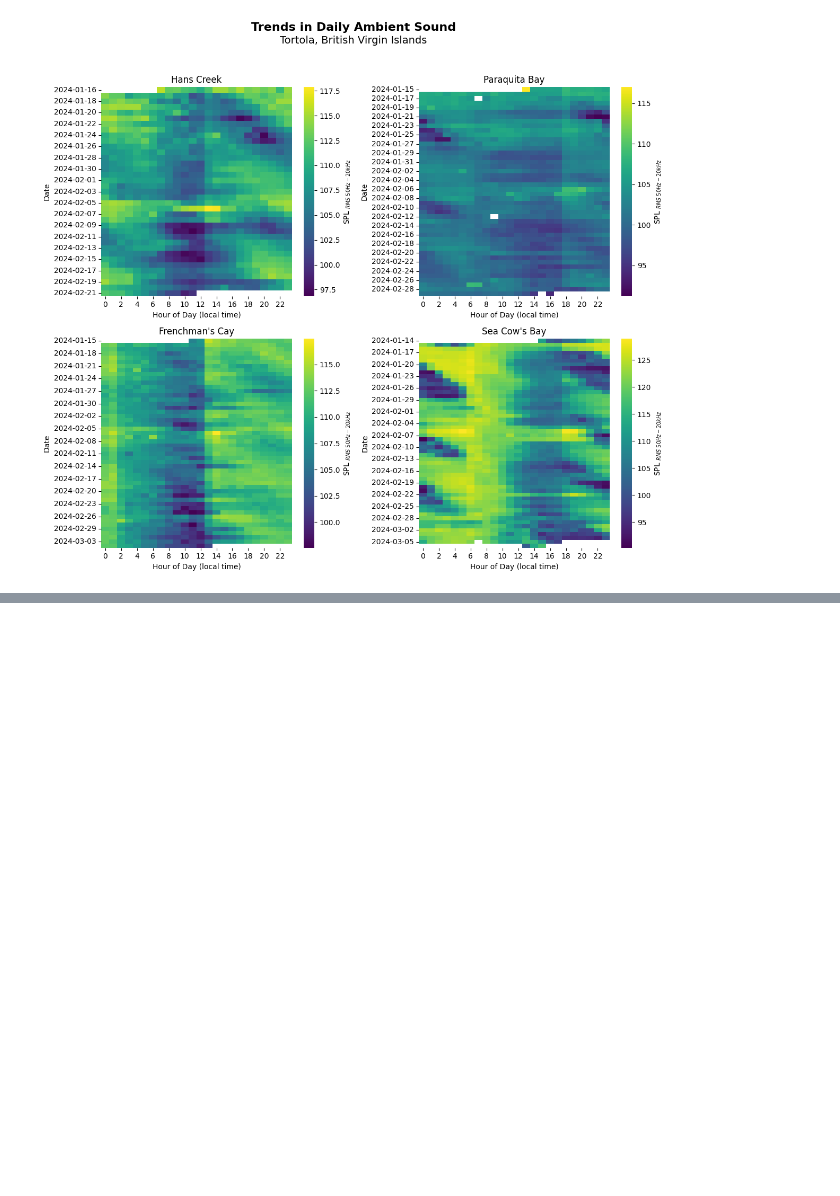
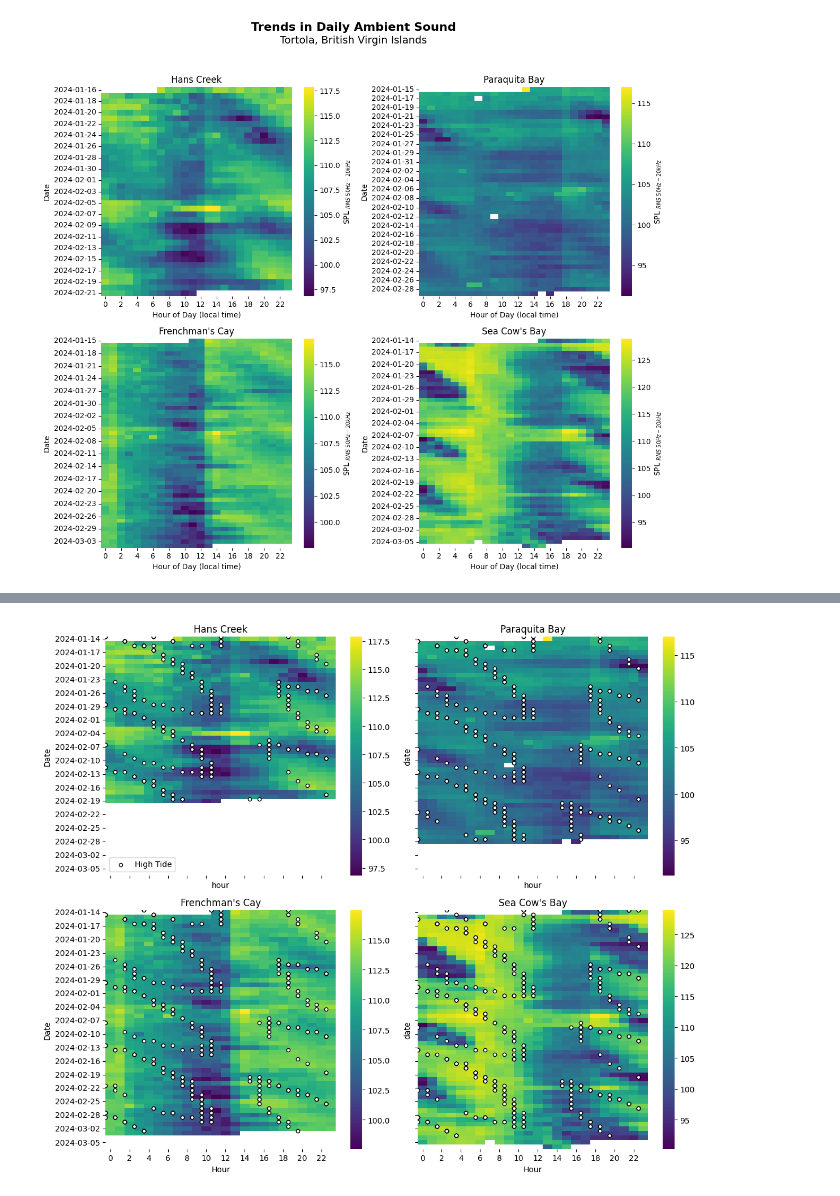
Before and after one commit to jillemunger/bvi_mangroves, a Jupyter notebook: diel_plot/diel_pamguide.ipynb, the cells around one changed output, grey strips where cells are left out. Drawn from its saved outputs; the diff is of its cells as text; code cells hidden in the pictures; blank space fills up the shorter version.

```diff
--- a/diel_plot/diel_pamguide.ipynb
+++ b/diel_plot/diel_pamguide.ipynb
@@ -125,0 +129,91 @@ plt.show()
+# %%
+import pandas as pd
+import seaborn as sns
+import matplotlib.pyplot as plt
+from noaa_coops import Station
+import numpy as np
+
+# Define file paths
+file_paths = [
+    '/Volumes/SeaBABELa/BVI Mangroves_2024/BVI Mangroves_2024_Working/6880_HansA/6880_HansA_PAMGuide/PAMGuide_Batch_Broadband_Abs_24000ptHannWindow_50pcOlap.csv',
+    '/Volumes/SeaBABELa/BVI Mangroves_2024/BVI Mangroves_2024_Working/6863_Paraquita/6863_Paraquita_PAMGuide/PAMGuide_Batch_Broadband_Abs_24000ptHannWindow_50pcOlap.csv',
+    '/Volumes/SeaBABELa/BVI Mangroves_2024/BVI Mangroves_2024_Working/6879_French/6879_French_PamGuide/PAMGuide_Batch_Broadband_Abs_24000ptHannWindow_50pcOlap.csv',
+    '/Volumes/SeaBABELa/BVI Mangroves_2024/BVI Mangroves_2024_Working/6884_SeaCowBay/6884_SeaCowBay_PAMGuide/PAMGuide_Batch_Broadband_Abs_24000ptHannWindow_50pcOlap.csv'
+]
+
+# Manually assigned titles for each subplot
+titles = ["Hans Creek", "Paraquita Bay", "Frenchman's Cay", "Sea Cow's Bay"]
+
+# --- NOAA CO-OPS Station Setup ---
+usvi = Station(id="9751373")  # Coral Harbor, St. John
+
+# Fetch tidal data
+df_tides = usvi.get_data(
+    begin_date="20240114",
+    end_date="20240305",
+    product="predictions",
+    datum="MLLW",  # Fetching relative to Mean Lower Low Water
+    units="metric",
+    time_zone="lst"
+)
+
+# Ensure datetime-aware timestamps
+df_tides.index = pd.to_datetime(df_tides.index).tz_localize("America/Puerto_Rico")
+
+# Identify High Tide Events (Local Maxima)
+df_tides["high_tide"] = (df_tides["v"] == df_tides["v"].rolling(window=5, center=True).max())
+
+# Extract high tide timestamps for plotting
+df_high_tides = df_tides[df_tides["high_tide"]].reset_index()[["t", "v"]]
+df_high_tides["date"] = df_high_tides["t"].dt.date  # Extract date
+df_high_tides["hour"] = df_high_tides["t"].dt.hour  # Extract hour
+
+# --- PLOTTING MULTIPLE SITES ---
+fig, axes = plt.subplots(2, 2, figsize=(12, 10), sharex=True, sharey=True)
+legend_added = False # track if the legend has been added
+
+for i, (ax, (file_path, title)) in enumerate(zip(axes.flat, zip(file_paths, titles))):
+    # Load the CSV file
+    df = pd.read_csv(file_path)
+    df.columns = ['mat_date', 'rms']
+
+    # Convert MATLAB datenum to datetime
+    df['datetime'] = pd.to_datetime(df['mat_date'] - 719529, unit='d').round('s')
+
+    # Localize to UTC first, then convert to AST (Tortola time)
+    df['datetime'] = df['datetime'].dt.tz_localize('UTC').dt.tz_convert('America/Puerto_Rico')
+
+    # Extract hour and date
+    df['hour'] = df['datetime'].dt.hour
+    df['date'] = df['datetime'].dt.date
+
+    # Create pivot table for heatmap
+    df_acoustics = df.pivot_table(index='date', columns='hour', values='rms')
+
+    # Plot heatmap
+    sns.heatmap(df_acoustics, cmap="viridis", ax=ax, cbar=True, linewidths=0)
+
+    # Overlay High Tide Markers
+    high_tides_site = df_high_tides[df_high_tides["date"].isin(df_acoustics.index)]
+
+    ax.scatter(
+        high_tides_site["hour"],  # X-axis: Hour
+        high_tides_site["date"].map(lambda d: df_acoustics.index.get_loc(d)),  # Y-axis: Date as index position
+        color="white", edgecolors="black", marker="o", s=20, label="High Tide"
+    )
+
+    # Labels
+    ax.set_title(title)
+    if i // 2 == 1:
+        ax.set_xlabel("Hour")  # Keep x-axis label only for bottom plots
+    if i % 2 == 0:
+        ax.set_ylabel("Date")  # Keep y-axis label only for left plots
+
+    if not legend_added:
+        ax.legend()
+        legend_added = True
+
+plt.tight_layout()
+plt.show()
+# %% [output]
+[figure, added]
```
Also changed, not shown: parts of 4 cells of this notebook, 1 other file.
